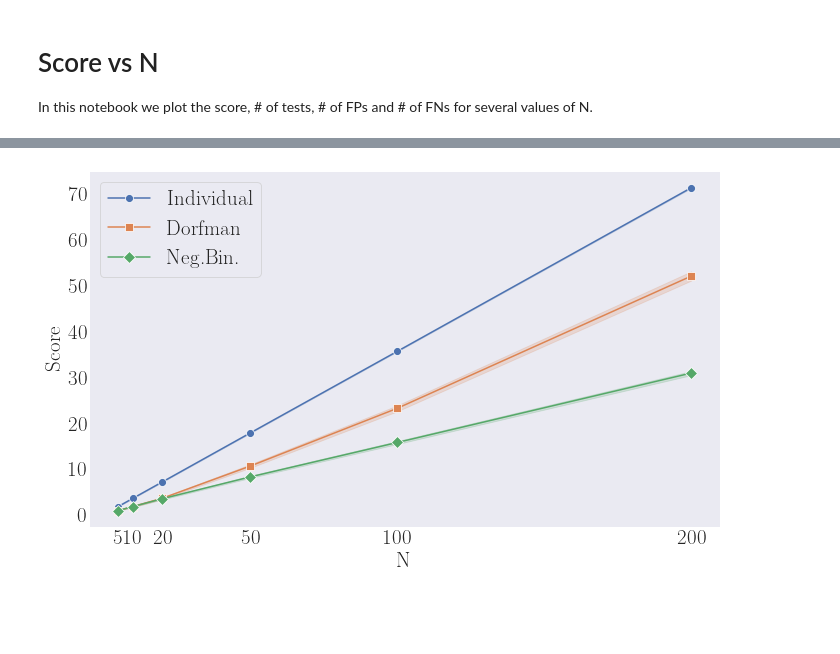
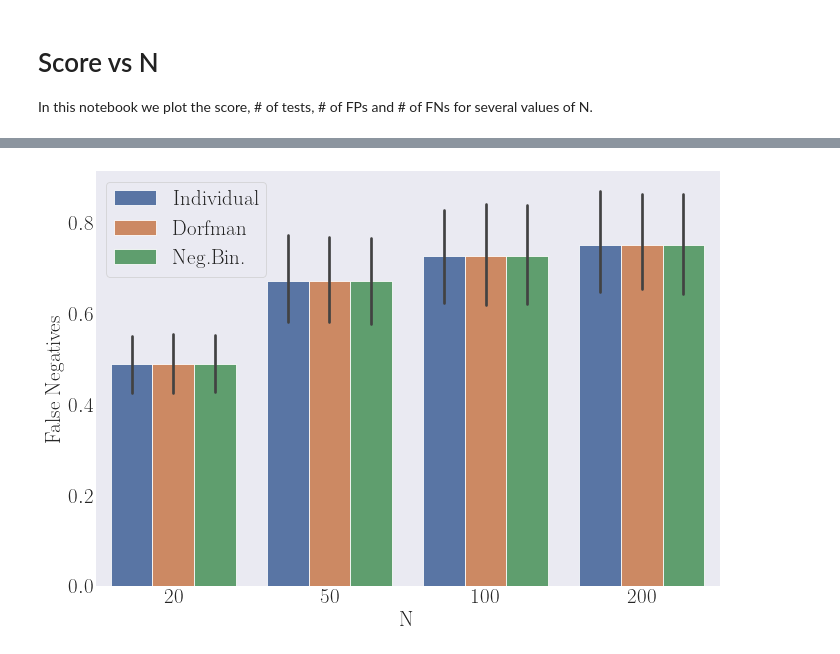
Before and after one commit to Networks-Learning/pooled-testing, a Jupyter notebook: notebooks/score_vs_N.ipynb, the cells around one changed output, grey strips where cells are left out. Drawn from its saved outputs; the diff is of its cells as text; code cells hidden in the pictures; blank space fills up the shorter version.

```diff
--- a/notebooks/score_vs_N.ipynb
+++ b/notebooks/score_vs_N.ipynb
@@ -14,7 +14,9 @@ import seaborn as sns
 import glob
 import json
 from src import utils
-sns.set_theme(context='paper', style='dark', font_scale=4)
+import matplotlib.pyplot as plt
+
+sns.set_theme(context='paper', style='dark', font_scale=1)
 # %%
 name="score_vs_N"
 type_dict = {
@@ -27,7 +29,7 @@ type_dict = {
     'method' : str,
     'num_of_infected' : int,
     'num_of_tests' : int,
-    'p' : float,
+    'group_size' : float,
     'r' : float,
     'score' : float,
     'se' : float,
@@ -50,6 +52,6 @@ for fl_id, fl in enumerate(files):
 
 input_df = pd.concat(data)
 # %%
-final_df = input_df.astype(type_dict) # Fix types
-final_df = final_df.rename(columns={"method": "Method", "score": "Score"}) # Rename columns
-final_df = final_df.replace({'dorfman': 'Dorfman', 'individual': 'Individual', 'negbin': 'Neg.Bin.'}) # Rename methods
+total_df = input_df.astype(type_dict) # Fix types
+total_df = total_df.rename(columns={"method": "Method", "score": "Score"}) # Rename columns
+total_df = total_df.replace({'dorfman': 'Dorfman', 'individual': 'Individual', 'negbin': 'Neg.Bin.'}) # Rename methods
@@ -56,13 +74,16 @@ final_df = final_df.replace({'dorfman': 'Dorfman', 'individual': 'Individual', '
 # %%
-utils.latexify(fig_width=10, font_scale=3)
-N_values = sorted(final_df['N'].unique())
-ax = sns.lineplot(data=final_df, x="N", y="Score", hue="Method", palette='deep', style="Method", markers=marker_dict,
-                    dashes=None, legend=None, ci=95)
-ax.set_xticks(N_values)
-ax.set_xticklabels(N_values)
-ax.legend(['Individual', 'Dorfman', 'Neg.Bin.'])
-ax.set_xlabel('N')
+utils.latexify(fig_width=10, fig_height=7, font_scale=3)
+FN_df = total_df[(total_df['lambda_1']==1.0) & (total_df['lambda_2']==0.0) & (total_df['N']>=20)]
+
+g = sns.catplot(
+    data=FN_df, kind="bar",
+    x="N", y="Score", hue="Method", legend=False,
+    ci=95, palette="deep", height=7, aspect=10/7, hue_order=['Individual', 'Dorfman', 'Neg.Bin.'])
+
+g.set_ylabels('False Negatives')
+g.fig.get_axes()[0].legend(loc='upper left')
+
 plt.tight_layout()
-plt.savefig('figures/{name}.pdf'.format(name=name))
+plt.savefig('figures/{name}_FNs.pdf'.format(name=name))
 # %% [output]
-[figure, old version]
+[figure, new version]
```
Also changed, not shown: parts of 3 cells of this notebook.
